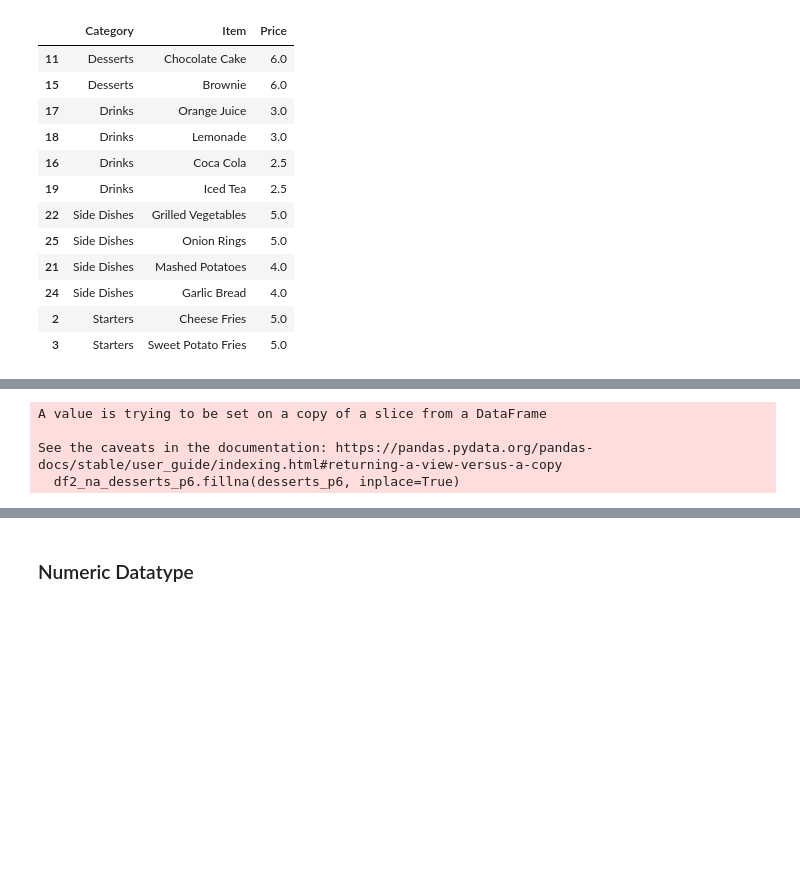
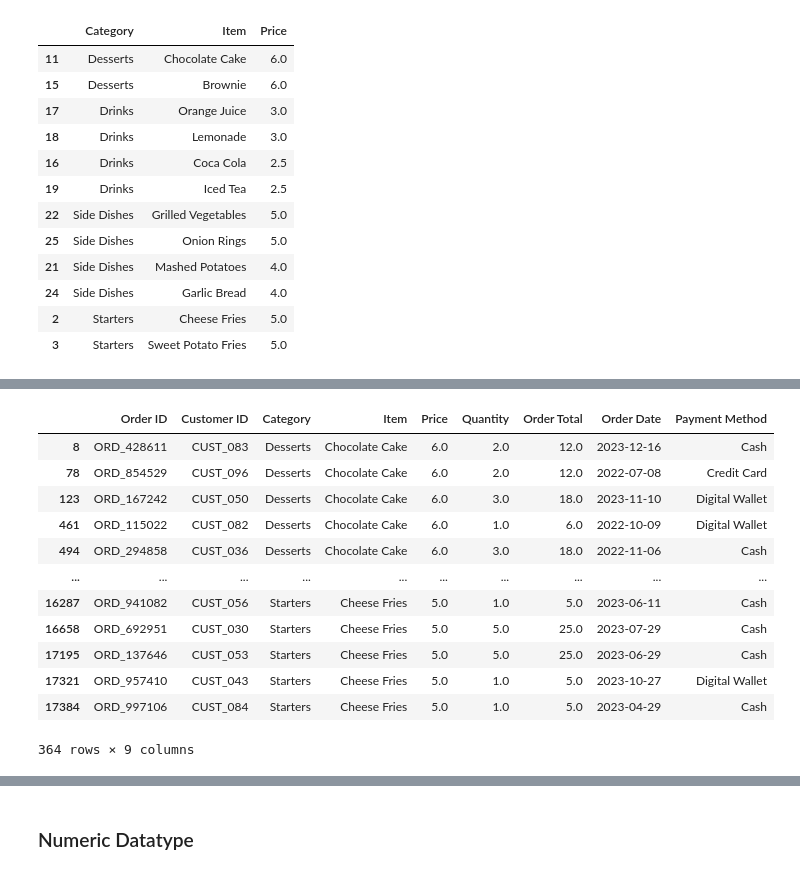
Before and after one commit to graveo-wicaksana/DA_restaurantSales, a Jupyter notebook: DA_restaurantSales.ipynb, the cells around one changed output, grey strips where cells are left out. Cells and saved outputs as stored; diff of their text form; code cells hidden in the pictures; blank space fills up the shorter version.

```diff
--- a/DA_restaurantSales.ipynb
+++ b/DA_restaurantSales.ipynb
@@ -347,40 +343,55 @@ starters_p5 = df2_no_NaN[nan_starters_p5][['Category', 'Item']]['Item'].mode([0]
 # %%
 #Handling Category for the rest and non NaN Price
 #Desserts Price 6.0
-#PENDING SELALU ERROR DI SINI. PANDAS GK MAU ISI
 na_desserts_p6 = df2['Price'] == 6.0
-df2_na_desserts_p6 = df2[na_desserts & na_desserts_p6 & na_item]
-df2_na_desserts_p6.fillna(desserts_p6, inplace=True)
-# df2_na_desserts_p6
-# df2_na_desserts_p6['Item'] = df2_na_desserts_p6['Item'].fillna(desserts_p6) #dilarang
-# df2_na_desserts_p6
+df2_na_desserts_p6 = df2[na_desserts & na_desserts_p6 & na_item].copy()
+df2_na_desserts_p6['Item'] = df2_na_desserts_p6['Item'].fillna(desserts_p6)
 
-# #Drinks Price 3.0
-# na_drinks_p3 = df2['Price'] == 3.0
-# df2_na_drinks_p3 = df2[na_drinks & na_drinks_p3 & na_item]
-# df2_na_drinks_p3['Price'] = df2_na_drinks_p3['Price'].fillna(drinks_p3)
+#Drinks Price 3.0
+na_drinks_p3 = df2['Price'] == 3.0
+df2_na_drinks_p3 = df2[na_drinks & na_drinks_p3 & na_item].copy()
+df2_na_drinks_p3['Item'] = df2_na_drinks_p3['Item'].fillna(drinks_p3)
 
-# #Drinks Price 2.5
-# na_drinks_p2_5 = df2['Price'] == 2.5
-# df2_na_drinks_p2_5 = df2[na_drinks & na_drinks_p2_5 & na_item]
-# df2_na_drinks_p2_5['Price'] = df2_na_drinks_p2_5['Price'].fillna(drinks_p2_5)
+#Drinks Price 2.5
+na_drinks_p2_5 = df2['Price'] == 2.5
+df2_na_drinks_p2_5 = df2[na_drinks & na_drinks_p2_5 & na_item].copy()
+df2_na_drinks_p2_5['Item'] = df2_na_drinks_p2_5['Item'].fillna(drinks_p2_5)
 
-# #Side Dishes Price 5.0
-# na_side_dishes_p5 = df2['Price'] == 5.0
-# df2_na_side_dishes_p5 = df2[na_side_dishes & na_side_dishes_p5 & na_item]
-# df2_na_side_dishes_p5['Price'] = df2_na_side_dishes_p5['Price'].fillna(side_dishes_p5)
+#Side Dishes Price 5.0
+na_side_dishes_p5 = df2['Price'] == 5.0
+df2_na_side_dishes_p5 = df2[na_side_dishes & na_side_dishes_p5 & na_item].copy()
+df2_na_side_dishes_p5['Item'] = df2_na_side_dishes_p5['Item'].fillna(side_dishes_p5)
 
-# #Side Dishes Price 4.0
-# na_side_dishes_p4 = df2['Price'] == 4.0
-# df2_na_side_dishes_p4 = df2[na_side_dishes & na_side_dishes_p4 & na_item]
-# df2_na_side_dishes_p4['Price'] = df2_na_side_dishes_p4['Price'].fillna(side_dishes_p4)
+#Side Dishes Price 4.0
+na_side_dishes_p4 = df2['Price'] == 4.0
+df2_na_side_dishes_p4 = df2[na_side_dishes & na_side_dishes_p4 & na_item].copy()
+df2_na_side_dishes_p4['Item'] = df2_na_side_dishes_p4['Item'].fillna(side_dishes_p4)
 
-# #Starters 5.0
-# na_starters_p5 = df2['Price'] == 5.0
-# df2_na_starters_p5 = df2[na_starters & na_starters_p5 & na_item]
-# df2_na_starters_p5['Price'] = df2_na_starters_p5['Price'].fillna(starters_p5)
+#Starters 5.0
+na_starters_p5 = df2['Price'] == 5.0
+df2_na_starters_p5 = df2[na_starters & na_starters_p5 & na_item].copy()
+df2_na_starters_p5['Item'] = df2_na_starters_p5['Item'].fillna(starters_p5)
+
+#Combine all
+df2_na_same_price_concat = [df2_na_desserts_p6,
+                            df2_na_drinks_p3,
+                            df2_na_drinks_p2_5,
+                            df2_na_side_dishes_p5,
+                            df2_na_side_dishes_p4,
+                            df2_na_starters_p5]
+df2_na_concat_same_price = pd.concat(df2_na_same_price_concat)
+df2_na_concat_same_price
 # %% [output]
+|  | Order ID | Customer ID | Category | Item | Price | Quantity | Order Total | Order Date | Payment Method |
+| 8 | ORD_428611 | CUST_083 | Desserts | Chocolate Cake | 6.0 | 2.0 | 12.0 | 2023-12-16 | Cash |
+| 78 | ORD_854529 | CUST_096 | Desserts | Chocolate Cake | 6.0 | 2.0 | 12.0 | 2022-07-08 | Credit Card |
+| 123 | ORD_167242 | CUST_050 | Desserts | Chocolate Cake | 6.0 | 3.0 | 18.0 | 2023-11-10 | Digital Wallet |
+| 461 | ORD_115022 | CUST_082 | Desserts | Chocolate Cake | 6.0 | 1.0 | 6.0 | 2022-10-09 | Digital Wallet |
+| 494 | ORD_294858 | CUST_036 | Desserts | Chocolate Cake | 6.0 | 3.0 | 18.0 | 2022-11-06 | Cash |
+| ... | ... | ... | ... | ... | ... | ... | ... | ... | ... |
+| 16287 | ORD_941082 | CUST_056 | Starters | Cheese Fries | 5.0 | 1.0 | 5.0 | 2023-06-11 | Cash |
+| 16658 | ORD_692951 | CUST_030 | Starters | Cheese Fries | 5.0 | 5.0 | 25.0 | 2023-07-29 | Cash |
+| 17195 | ORD_137646 | CUST_053 | Starters | Cheese Fries | 5.0 | 5.0 | 25.0 | 2023-06-29 | Cash |
+| 17321 | ORD_957410 | CUST_043 | Starters | Cheese Fries | 5.0 | 1.0 | 5.0 | 2023-10-27 | Digital Wallet |
+| 17384 | ORD_997106 | CUST_084 | Starters | Cheese Fries | 5.0 | 1.0 | 5.0 | 2023-04-29 | Cash |
-A value is trying to be set on a copy of a slice from a DataFrame
-
-See the caveats in the documentation: https://pandas.pydata.org/pandas-docs/stable/user_guide/indexing.html#returning-a-view-versus-a-copy
-  df2_na_desserts_p6.fillna(desserts_p6, inplace=True)
+364 rows × 9 columns
```
Also changed, not shown: parts of 12 cells of this notebook.
